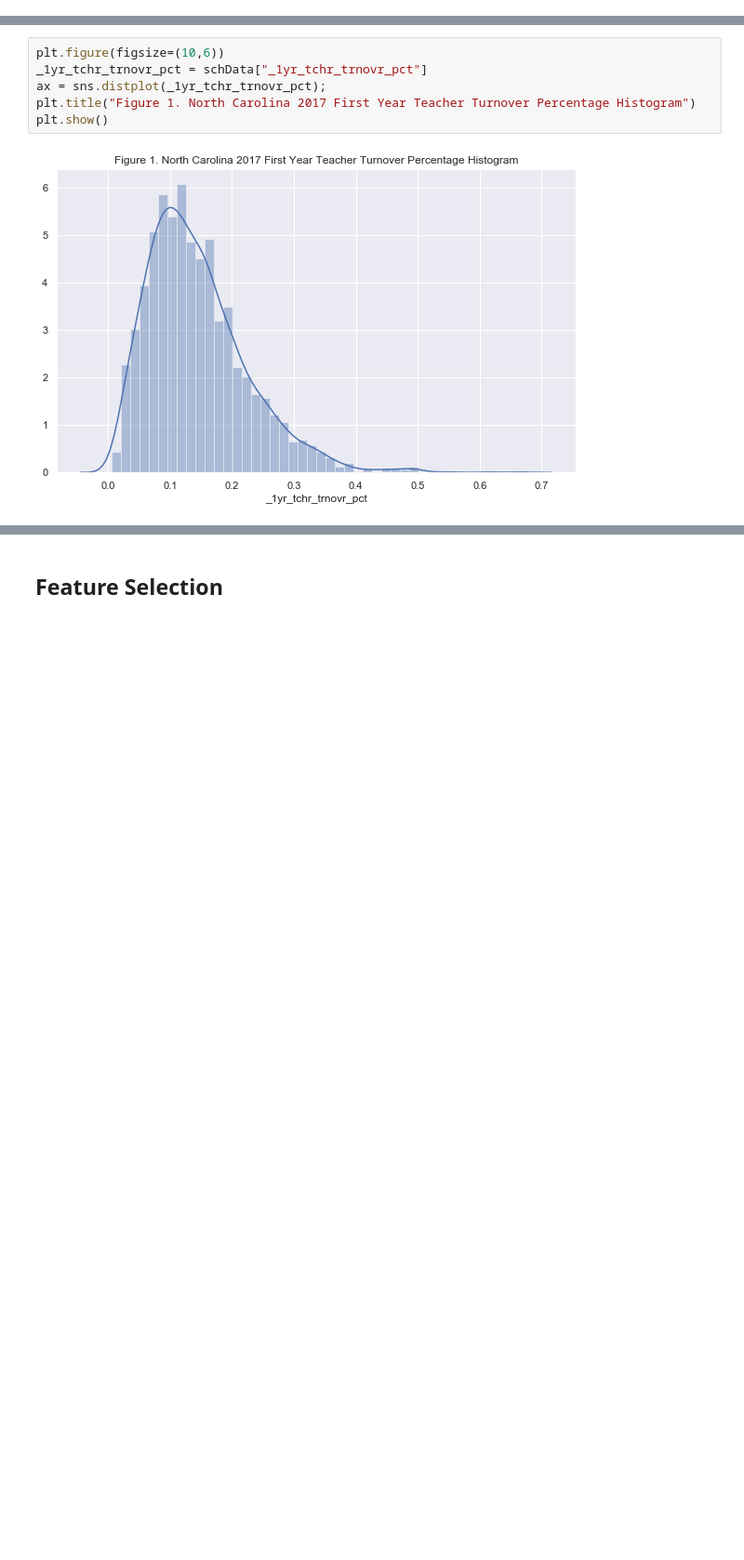
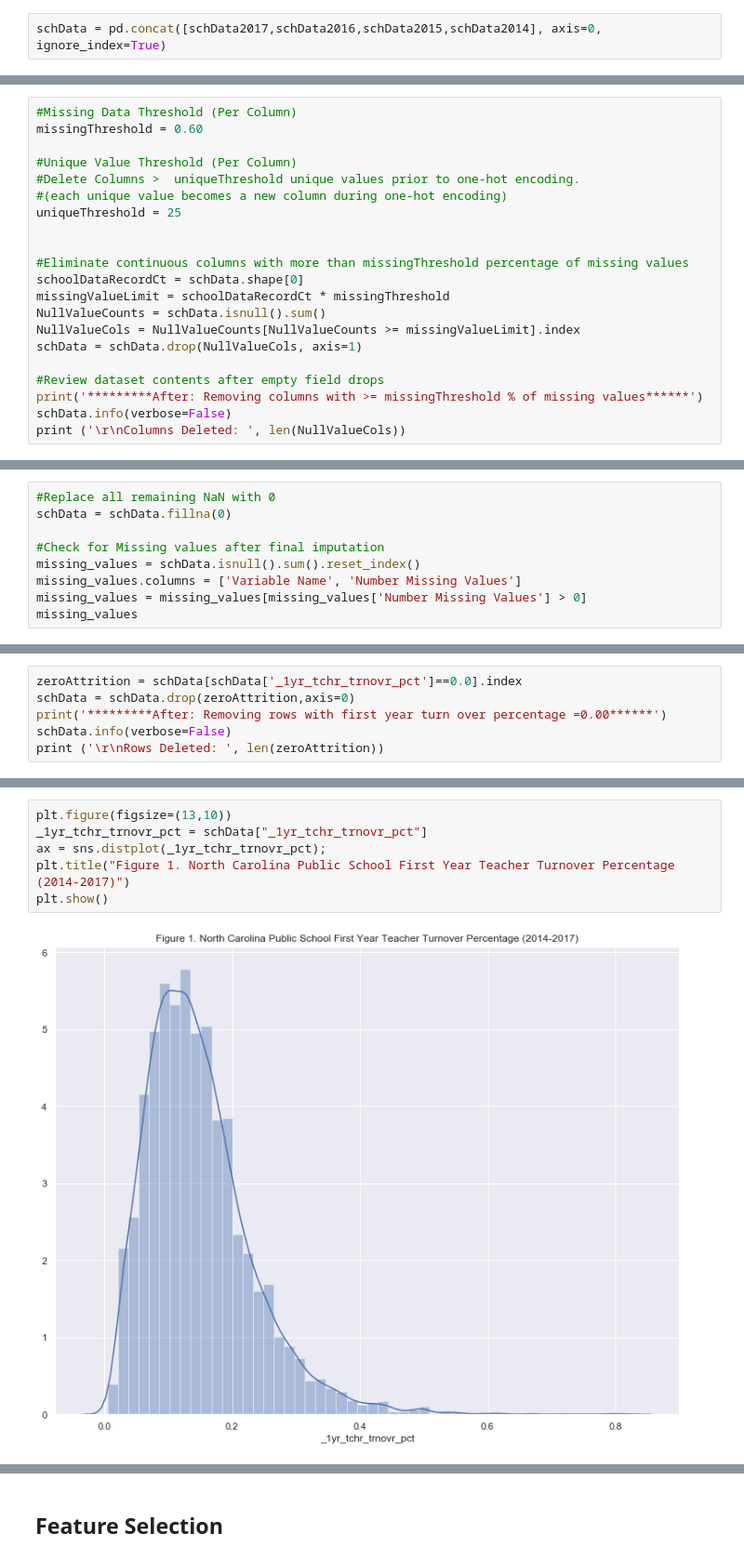
Before and after one commit to wtubin/TeacherRetentionofNC, a Jupyter notebook: 2017/Models/2017TeacherAttritionRatePredict.ipynb, the cells around one changed output, grey strips where cells are left out. Shown: that part at 93% size. Drawn from its saved outputs; the diff is of its cells as text; blank space fills up the shorter version.

```diff
--- a/2017/Models/2017TeacherAttritionRatePredict.ipynb
+++ b/2017/Models/2017TeacherAttritionRatePredict.ipynb
@@ -60,0 +71,2 @@ schData = schData[schData['_1yr_tchr_trnovr_pct']!=0.0]
+# %%
+schData = pd.concat([schData2017,schData2016,schData2015,schData2014], axis=0, ignore_index=True)
@@ -60,0 +81,21 @@ schData = schData[schData['_1yr_tchr_trnovr_pct']!=0.0]
+# %%
+#Missing Data Threshold (Per Column)
+missingThreshold = 0.60
+
+#Unique Value Threshold (Per Column)
+#Delete Columns >  uniqueThreshold unique values prior to one-hot encoding.
+#(each unique value becomes a new column during one-hot encoding)
+uniqueThreshold = 25
+
+
+#Eliminate continuous columns with more than missingThreshold percentage of missing values
+schoolDataRecordCt = schData.shape[0]
+missingValueLimit = schoolDataRecordCt * missingThreshold
+NullValueCounts = schData.isnull().sum()
+NullValueCols = NullValueCounts[NullValueCounts >= missingValueLimit].index
+schData = schData.drop(NullValueCols, axis=1)
+
+#Review dataset contents after empty field drops
+print('*********After: Removing columns with >= missingThreshold % of missing values******')
+schData.info(verbose=False)
+print ('\r\nColumns Deleted: ', len(NullValueCols))
@@ -60,0 +141,9 @@ schData = schData[schData['_1yr_tchr_trnovr_pct']!=0.0]
+# %%
+#Replace all remaining NaN with 0
+schData = schData.fillna(0)
+
+#Check for Missing values after final imputation
+missing_values = schData.isnull().sum().reset_index()
+missing_values.columns = ['Variable Name', 'Number Missing Values']
+missing_values = missing_values[missing_values['Number Missing Values'] > 0]
+missing_values
@@ -60,0 +152,6 @@ schData = schData[schData['_1yr_tchr_trnovr_pct']!=0.0]
+# %%
+zeroAttrition = schData[schData['_1yr_tchr_trnovr_pct']==0.0].index
+schData = schData.drop(zeroAttrition,axis=0)
+print('*********After: Removing rows with first year turn over percentage =0.00******')
+schData.info(verbose=False)
+print ('\r\nRows Deleted: ', len(zeroAttrition))
@@ -61,11 +167,11 @@ schData = schData[schData['_1yr_tchr_trnovr_pct']!=0.0]
 # %%
-plt.figure(figsize=(10,6))
+plt.figure(figsize=(13,10))
 _1yr_tchr_trnovr_pct = schData["_1yr_tchr_trnovr_pct"]
 ax = sns.distplot(_1yr_tchr_trnovr_pct);
-plt.title("Figure 1. North Carolina 2017 First Year Teacher Turnover Percentage Histogram")
+plt.title("Figure 1. North Carolina Public School First Year Teacher Turnover Percentage (2014-2017)")
 plt.show()
 # %% [output]
-[figure, old version]
+[figure, new version]
 # %%
 schData['lea_salary'] = schData['lea_total_expense_num']*schData['lea_salary_expense_pct']
 
```
Also changed, not shown: parts of 46 cells of this notebook, 1 other file.
